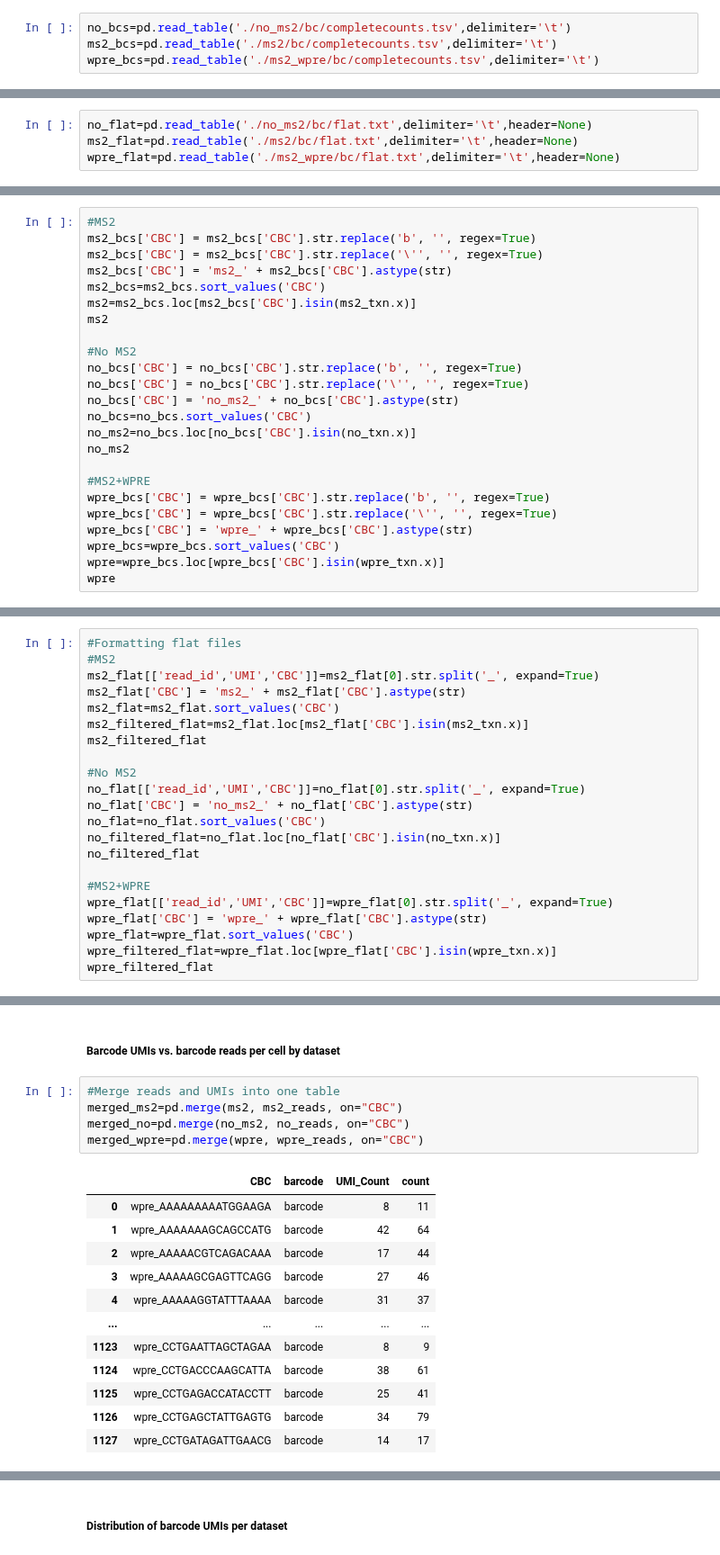
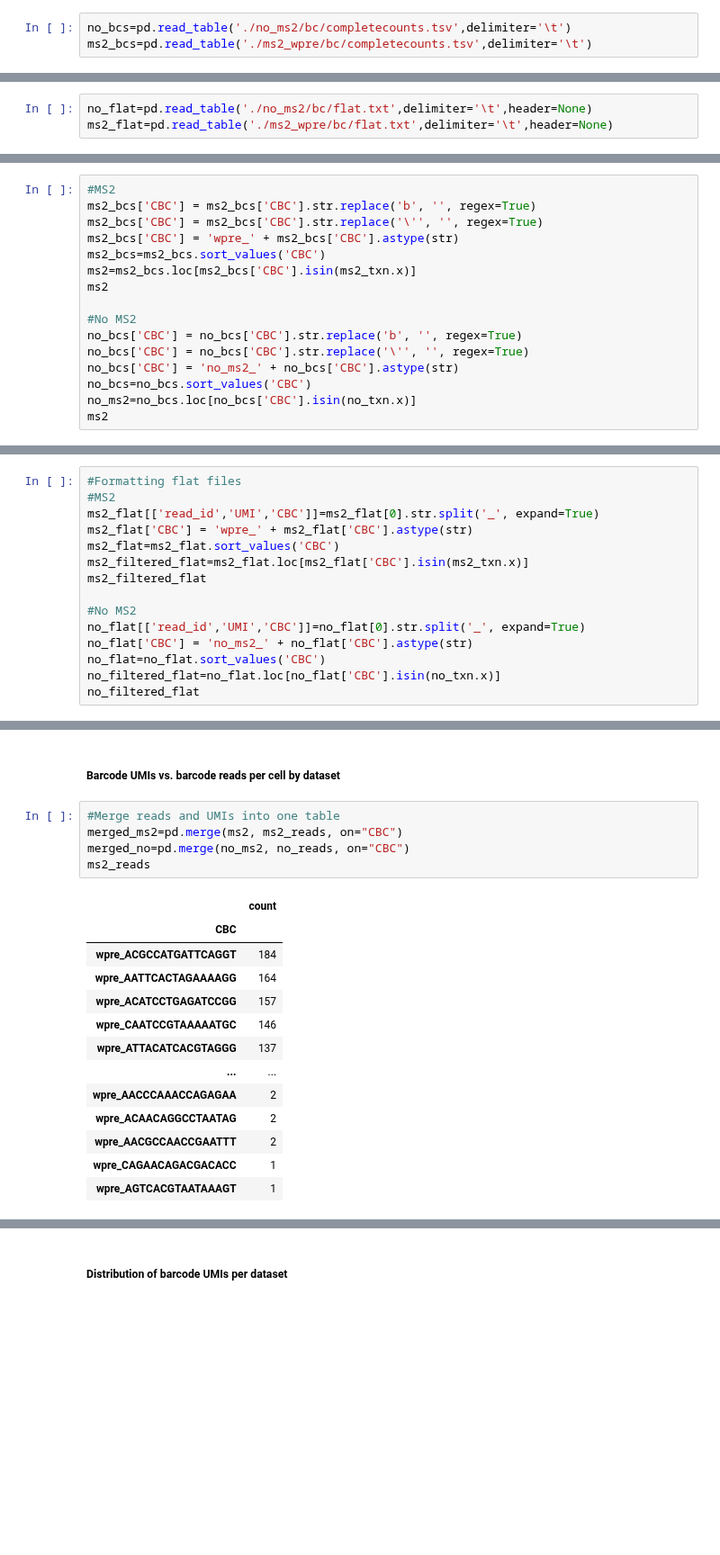
Before and after one commit to MEUrbanek/rabies_barcode_tech, a Jupyter notebook: ##_ms2_capture.ipynb, the cells around one changed output, grey strips where cells are left out. Shown at 90% size. Saved outputs shown, nothing was run; the diff lists cells and outputs as text; blank space fills up the shorter version.

```diff
--- a/##_ms2_capture.ipynb
+++ b/##_ms2_capture.ipynb
@@ -49,14 +47,12 @@ wpre_txn=pd.read_table('../../../transcriptome/cellbarcode_lists/ms2_wpre.csv',d
 Import rabies barcode count matrices
 # %%
 no_bcs=pd.read_table('./no_ms2/bc/completecounts.tsv',delimiter='\t')
-ms2_bcs=pd.read_table('./ms2/bc/completecounts.tsv',delimiter='\t')
-wpre_bcs=pd.read_table('./ms2_wpre/bc/completecounts.tsv',delimiter='\t')
+ms2_bcs=pd.read_table('./ms2_wpre/bc/completecounts.tsv',delimiter='\t')
 # %% [markdown]
 Import flat.txt files for each library
 # %%
 no_flat=pd.read_table('./no_ms2/bc/flat.txt',delimiter='\t',header=None)
-ms2_flat=pd.read_table('./ms2/bc/flat.txt',delimiter='\t',header=None)
-wpre_flat=pd.read_table('./ms2_wpre/bc/flat.txt',delimiter='\t',header=None)
+ms2_flat=pd.read_table('./ms2_wpre/bc/flat.txt',delimiter='\t',header=None)
 # %% [markdown]
 ### Filter barcode data down to real cells
 # %% [markdown]
@@ -65,7 +61,7 @@ Barcode UMI count files:
 #MS2
 ms2_bcs['CBC'] = ms2_bcs['CBC'].str.replace('b', '', regex=True)
 ms2_bcs['CBC'] = ms2_bcs['CBC'].str.replace('\'', '', regex=True)
-ms2_bcs['CBC'] = 'ms2_' + ms2_bcs['CBC'].astype(str)
+ms2_bcs['CBC'] = 'wpre_' + ms2_bcs['CBC'].astype(str)
 ms2_bcs=ms2_bcs.sort_values('CBC')
 ms2=ms2_bcs.loc[ms2_bcs['CBC'].isin(ms2_txn.x)]
 ms2
@@ -76,15 +72,7 @@ no_bcs['CBC'] = no_bcs['CBC'].str.replace('\'', '', regex=True)
 no_bcs['CBC'] = 'no_ms2_' + no_bcs['CBC'].astype(str)
 no_bcs=no_bcs.sort_values('CBC')
 no_ms2=no_bcs.loc[no_bcs['CBC'].isin(no_txn.x)]
-no_ms2
-
-#MS2+WPRE
-wpre_bcs['CBC'] = wpre_bcs['CBC'].str.replace('b', '', regex=True)
-wpre_bcs['CBC'] = wpre_bcs['CBC'].str.replace('\'', '', regex=True)
-wpre_bcs['CBC'] = 'wpre_' + wpre_bcs['CBC'].astype(str)
-wpre_bcs=wpre_bcs.sort_values('CBC')
-wpre=wpre_bcs.loc[wpre_bcs['CBC'].isin(wpre_txn.x)]
-wpre
+ms2
 # %% [output]
 |  | CBC | barcode | UMI_Count |
 | 67258 | wpre_AAAAAAAAATGGAAGA | barcode | 8 |
@@ -105,7 +93,7 @@ Flat barcode files:
 #Formatting flat files
 #MS2
 ms2_flat[['read_id','UMI','CBC']]=ms2_flat[0].str.split('_', expand=True)
-ms2_flat['CBC'] = 'ms2_' + ms2_flat['CBC'].astype(str)
+ms2_flat['CBC'] = 'wpre_' + ms2_flat['CBC'].astype(str)
 ms2_flat=ms2_flat.sort_values('CBC')
 ms2_filtered_flat=ms2_flat.loc[ms2_flat['CBC'].isin(ms2_txn.x)]
 ms2_filtered_flat
@@ -116,12 +104,5 @@ no_flat['CBC'] = 'no_ms2_' + no_flat['CBC'].astype(str)
 no_flat=no_flat.sort_values('CBC')
 no_filtered_flat=no_flat.loc[no_flat['CBC'].isin(no_txn.x)]
 no_filtered_flat
-
-#MS2+WPRE
-wpre_flat[['read_id','UMI','CBC']]=wpre_flat[0].str.split('_', expand=True)
-wpre_flat['CBC'] = 'wpre_' + wpre_flat['CBC'].astype(str)
-wpre_flat=wpre_flat.sort_values('CBC')
-wpre_filtered_flat=wpre_flat.loc[wpre_flat['CBC'].isin(wpre_txn.x)]
-wpre_filtered_flat
 # %% [output]
 |  | 0 | 1 | read_id | UMI | CBC |
@@ -150,18 +130,19 @@ ms2_reads=pd.DataFrame(ms2_filtered_flat['CBC'].value_counts())
 # %%
 #Merge reads and UMIs into one table
 merged_ms2=pd.merge(ms2, ms2_reads, on="CBC")
 merged_no=pd.merge(no_ms2, no_reads, on="CBC")
-merged_wpre=pd.merge(wpre, wpre_reads, on="CBC")
+ms2_reads
 # %% [output]
-|  | CBC | barcode | UMI_Count | count |
-| 0 | wpre_AAAAAAAAATGGAAGA | barcode | 8 | 11 |
-| 1 | wpre_AAAAAAAGCAGCCATG | barcode | 42 | 64 |
-| 2 | wpre_AAAAACGTCAGACAAA | barcode | 17 | 44 |
-| 3 | wpre_AAAAAGCGAGTTCAGG | barcode | 27 | 46 |
-| 4 | wpre_AAAAAGGTATTTAAAA | barcode | 31 | 37 |
-| ... | ... | ... | ... | ... |
-| 1123 | wpre_CCTGAATTAGCTAGAA | barcode | 8 | 9 |
-| 1124 | wpre_CCTGACCCAAGCATTA | barcode | 38 | 61 |
-| 1125 | wpre_CCTGAGACCATACCTT | barcode | 25 | 41 |
-| 1126 | wpre_CCTGAGCTATTGAGTG | barcode | 34 | 79 |
-| 1127 | wpre_CCTGATAGATTGAACG | barcode | 14 | 17 |
+|  | count |
+| CBC |  |
+| wpre_ACGCCATGATTCAGGT | 184 |
+| wpre_AATTCACTAGAAAAGG | 164 |
+| wpre_ACATCCTGAGATCCGG | 157 |
+| wpre_CAATCCGTAAAAATGC | 146 |
+| wpre_ATTACATCACGTAGGG | 137 |
+| ... | ... |
+| wpre_AACCCAAACCAGAGAA | 2 |
+| wpre_ACAACAGGCCTAATAG | 2 |
+| wpre_AACGCCAACCGAATTT | 2 |
+| wpre_CAGAACAGACGACACC | 1 |
+| wpre_AGTCACGTAATAAAGT | 1 |
```
Also changed, not shown: parts of 9 cells of this notebook.
